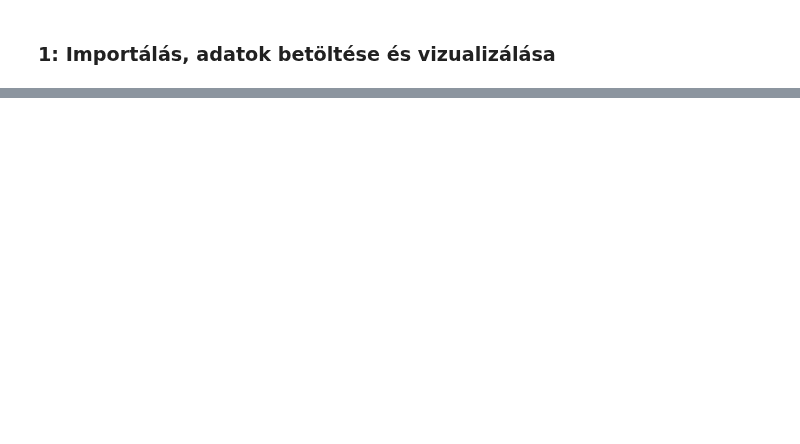
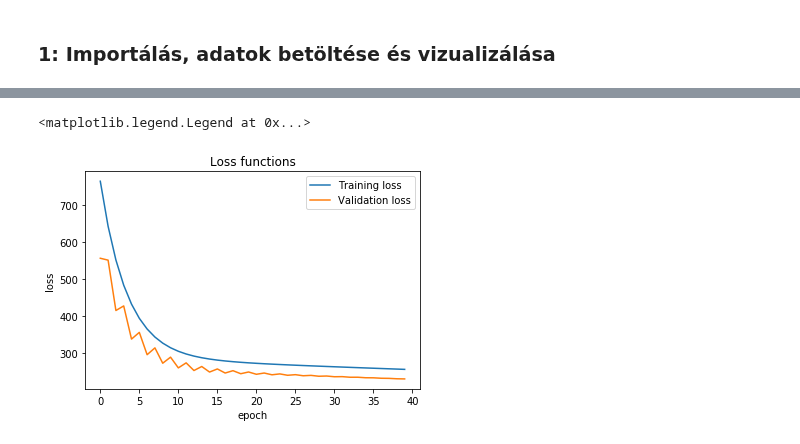
Before and after one commit to Fortuz/MIKRO_lab, a Jupyter notebook: AdaptiveRoboLabor/Jupyter/L08_Regularization/L08 - Regularization.ipynb, the cells around one changed output, grey strips where cells are left out. Drawn from its saved outputs; the diff is of its cells as text; code cells hidden in the pictures; blank space fills up the shorter version.

```diff
--- a/AdaptiveRoboLabor/Jupyter/L08_Regularization/L08 - Regularization.ipynb
+++ b/AdaptiveRoboLabor/Jupyter/L08_Regularization/L08 - Regularization.ipynb
@@ -143,0 +51,15 @@ plt.show()
+# %%
+Lambda = 0
+lr_rate = 0.001
+epoch = 40
+
+# building a linear stack of layers with the sequential model
+model = Sequential()
+model.add(Dense(1, input_shape=(1,), use_bias=True, kernel_regularizer=regularizers.l2(Lambda)))
+
+# compiling the sequential model
+sgd = optimizers.SGD(lr=lr_rate)
+model.compile(loss='MSE', optimizer=sgd)
+
+# training the model and saving metrics in history
+history = model.fit(X_train, Y_train, epochs=epoch, validation_data=(X_val, Y_val), verbose = 2)
@@ -143,0 +84,12 @@ plt.show()
+# %%
+# plotting the metrics
+fig = plt.figure()
+plt.plot(history.history['loss'])
+plt.plot(history.history['val_loss'])
+plt.title('Loss functions')
+plt.ylabel('loss')
+plt.xlabel('epoch')
+plt.legend(['Training loss', 'Validation loss'])
+# %% [output]
+<matplotlib.legend.Legend at 0x...>
+[figure, added]
```
Also changed, not shown: parts of 28 cells of this notebook, 2 other files.
